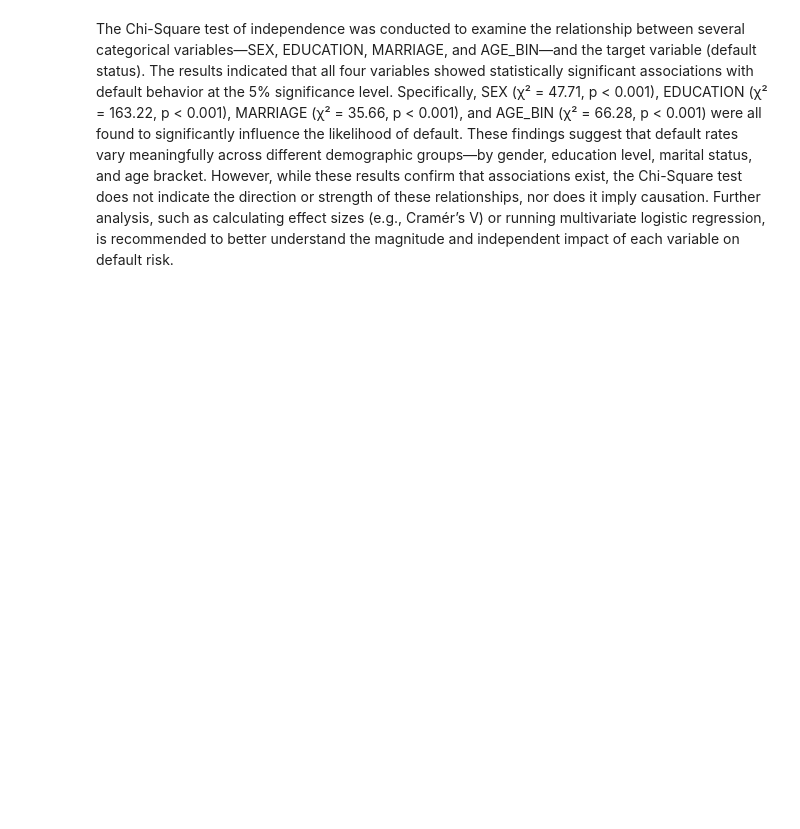
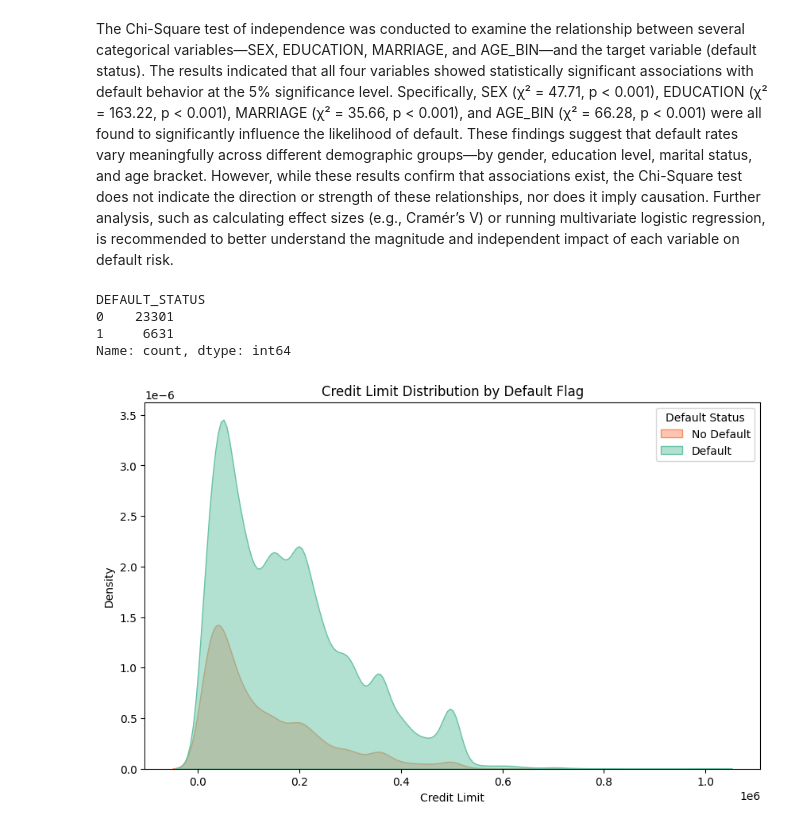
Before and after one commit to ammylin/MATH_789_final_project, a Jupyter notebook: 00_eda.ipynb, the cells around one changed output. Cells and saved outputs as stored; diff of their text form; code cells hidden in the pictures; blank space fills up the shorter version.

```diff
--- a/00_eda.ipynb
+++ b/00_eda.ipynb
@@ -491,3 +493,33 @@ Chi-Square Test Results:
 3                  Yes
 # %% [markdown]
 The Chi-Square test of independence was conducted to examine the relationship between several categorical variables—SEX, EDUCATION, MARRIAGE, and AGE_BIN—and the target variable (default status). The results indicated that all four variables showed statistically significant associations with default behavior at the 5% significance level. Specifically, SEX (χ² = 47.71, p < 0.001), EDUCATION (χ² = 163.22, p < 0.001), MARRIAGE (χ² = 35.66, p < 0.001), and AGE_BIN (χ² = 66.28, p < 0.001) were all found to significantly influence the likelihood of default. These findings suggest that default rates vary meaningfully across different demographic groups—by gender, education level, marital status, and age bracket. However, while these results confirm that associations exist, the Chi-Square test does not indicate the direction or strength of these relationships, nor does it imply causation. Further analysis, such as calculating effect sizes (e.g., Cramér’s V) or running multivariate logistic regression, is recommended to better understand the magnitude and independent impact of each variable on default risk.
+# %%
+print(df["DEFAULT_STATUS"].value_counts())
+# %% [output]
+DEFAULT_STATUS
+0    23301
+1     6631
+Name: count, dtype: int64
+# %%
+df["DEFAULT_STATUS"] = df["DEFAULT_STATUS"].astype("category")
+
+sns.set_palette("Set2")
+plt.figure(figsize=(10, 6))
+sns.kdeplot(
+    data=df,
+    x="CREDIT_LINE",
+    hue="DEFAULT_STATUS",
+    fill=True,
+    alpha=0.5,
+    hue_order=[0, 1],
+)
+
+plt.title("Credit Limit Distribution by Default Flag")
+plt.xlabel("Credit Limit")
+plt.ylabel("Density")
+
+plt.legend(title="Default Status", labels=["No Default", "Default"])
+
+plt.show()
+# %% [output]
+[figure, added]
```
Also changed, not shown: parts of 3 cells of this notebook.
